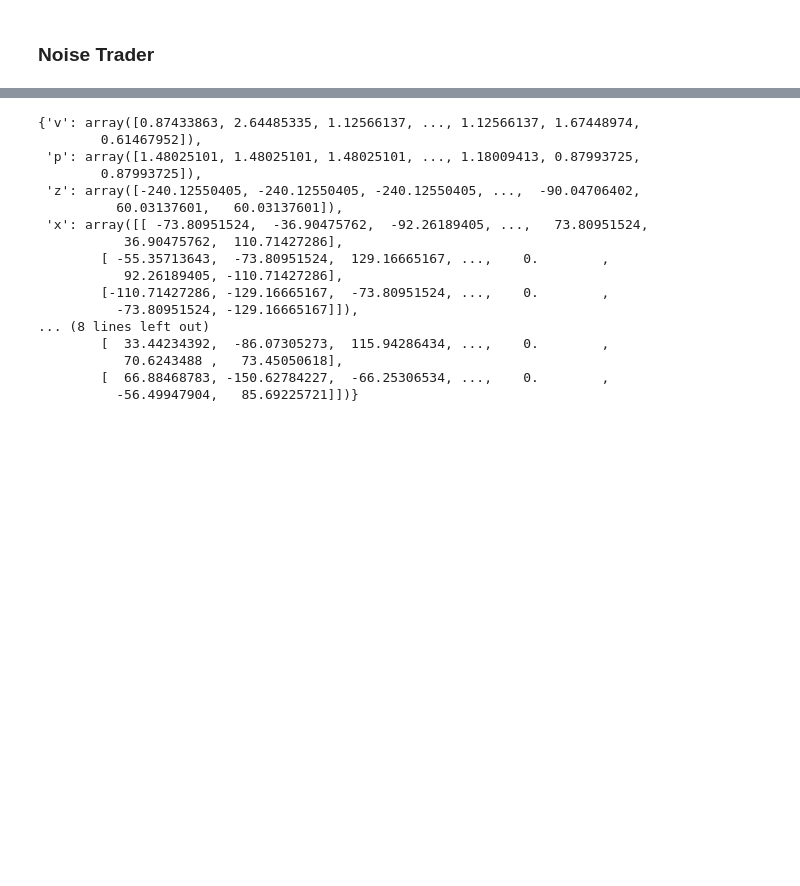
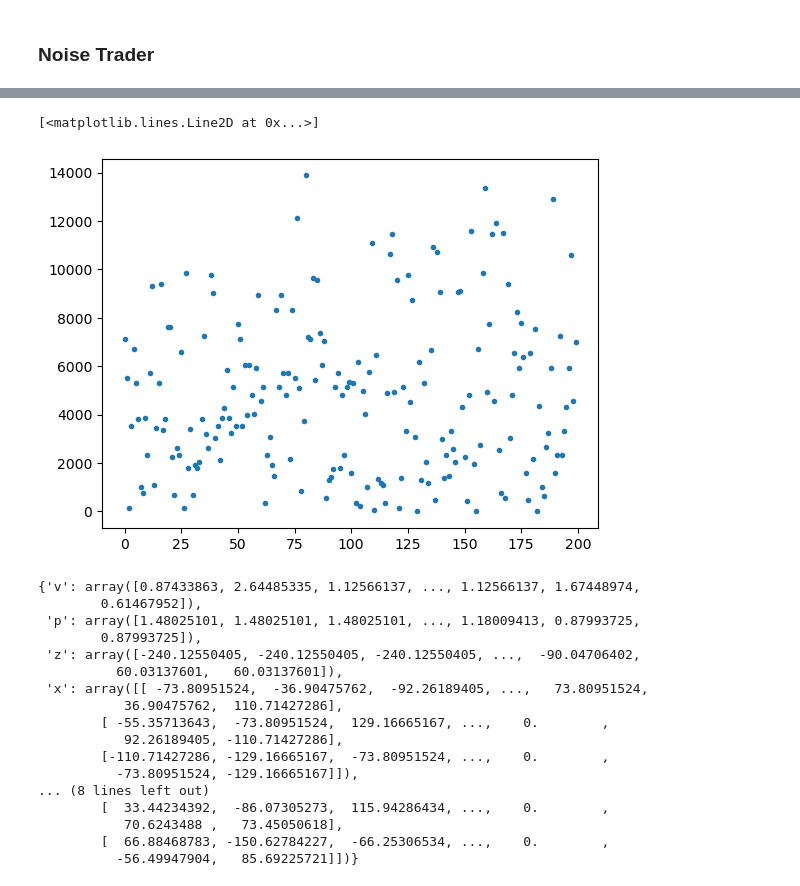
Before and after one commit to moyuanchen/collusion, a Jupyter notebook: messing_around.ipynb, the cells around one changed output, grey strips where cells are left out. Drawn from its saved outputs; the diff is of its cells as text; code cells hidden in the pictures; blank space fills up the shorter version.

```diff
--- a/messing_around.ipynb
+++ b/messing_around.ipynb
@@ -439,5 +425,10 @@ plt.legend()
 # %%
 action_var = np.var(log['x'], axis = 0)
+# %%
+plt.plot(action_var[::100000],'.')
+# %% [output]
+[<matplotlib.lines.Line2D at 0x...>]
+[figure, added]
 # %%
 log
 # %% [output]
```
Also changed, not shown: parts of 2 cells of this notebook.
